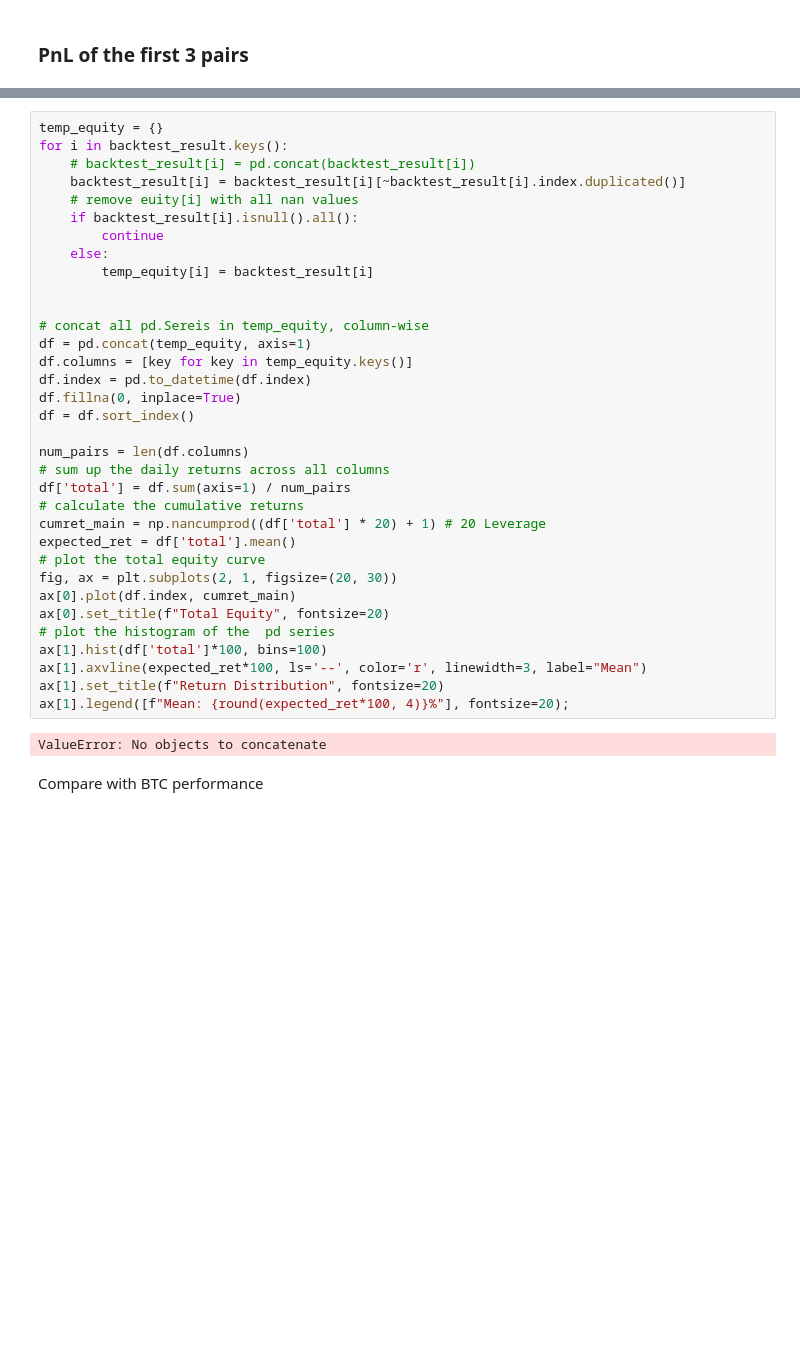
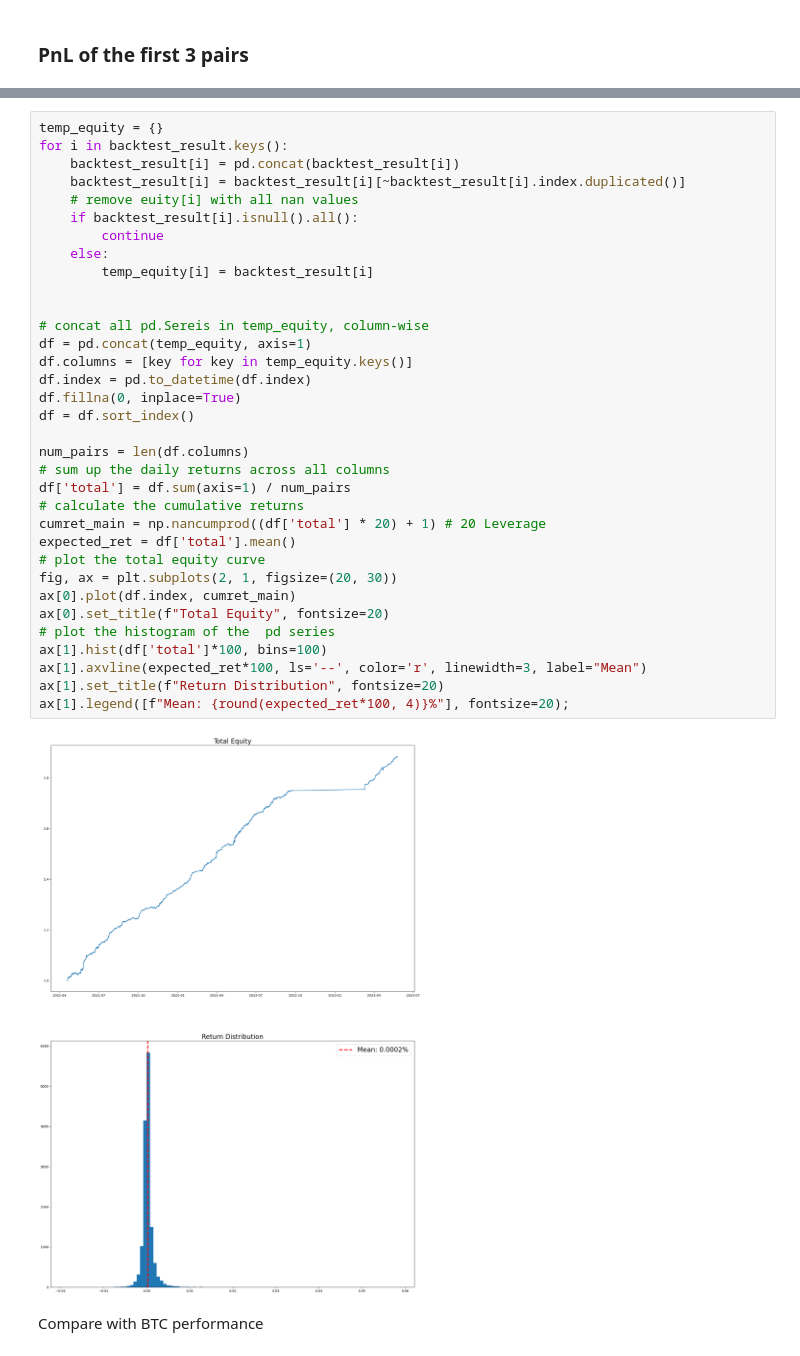
Before and after one commit to stevenpham1996/Pairs-Trading--Statistical-Arbitrage, a Jupyter notebook: notebooks/mutual_information_pairs/cryptocurrency.ipynb, the cells around one changed output, grey strips where cells are left out. Drawn from its saved outputs; the diff is of its cells as text; blank space fills up the shorter version.

```diff
--- a/notebooks/mutual_information_pairs/cryptocurrency.ipynb
+++ b/notebooks/mutual_information_pairs/cryptocurrency.ipynb
@@ -396,39 +377,39 @@ for _, key in enumerate(list(backtest_result.keys())[:3]):
 # %%
 temp_equity = {}
 for i in backtest_result.keys():
-    # backtest_result[i] = pd.concat(backtest_result[i])
+    backtest_result[i] = pd.concat(backtest_result[i])
     backtest_result[i] = backtest_result[i][~backtest_result[i].index.duplicated()]
     # remove euity[i] with all nan values
     if backtest_result[i].isnull().all():
         continue
     else:
         temp_equity[i] = backtest_result[i]
 
 
 # concat all pd.Sereis in temp_equity, column-wise
 df = pd.concat(temp_equity, axis=1)
 df.columns = [key for key in temp_equity.keys()]
 df.index = pd.to_datetime(df.index)
 df.fillna(0, inplace=True)
 df = df.sort_index()
 
 num_pairs = len(df.columns)
 # sum up the daily returns across all columns
 df['total'] = df.sum(axis=1) / num_pairs
 # calculate the cumulative returns
 cumret_main = np.nancumprod((df['total'] * 20) + 1) # 20 Leverage
 expected_ret = df['total'].mean()
 # plot the total equity curve
 fig, ax = plt.subplots(2, 1, figsize=(20, 30))
 ax[0].plot(df.index, cumret_main)
 ax[0].set_title(f"Total Equity", fontsize=20)
 # plot the histogram of the  pd series
 ax[1].hist(df['total']*100, bins=100)
 ax[1].axvline(expected_ret*100, ls='--', color='r', linewidth=3, label="Mean")
 ax[1].set_title(f"Return Distribution", fontsize=20)
 ax[1].legend([f"Mean: {round(expected_ret*100, 4)}%"], fontsize=20);
 # %% [output]
-ValueError: No objects to concatenate
+[figure, added]
 # %% [markdown]
 Compare with BTC performance
 # %%
```
Also changed, not shown: parts of 9 cells of this notebook, 3 other files.
